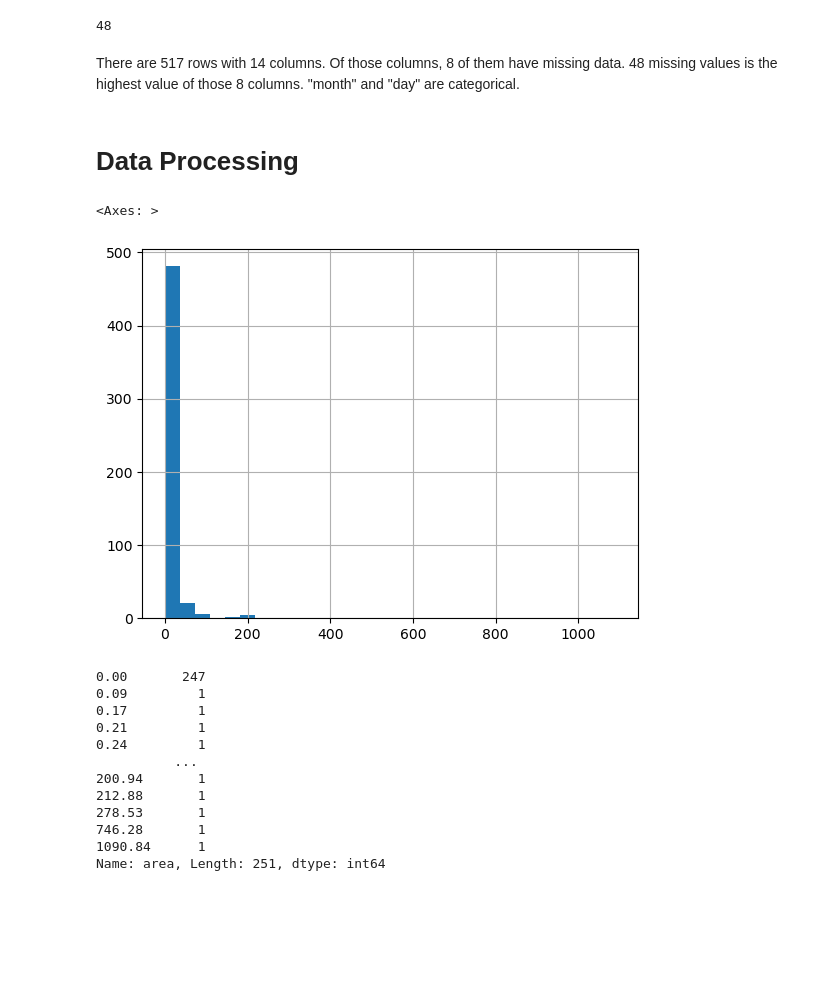
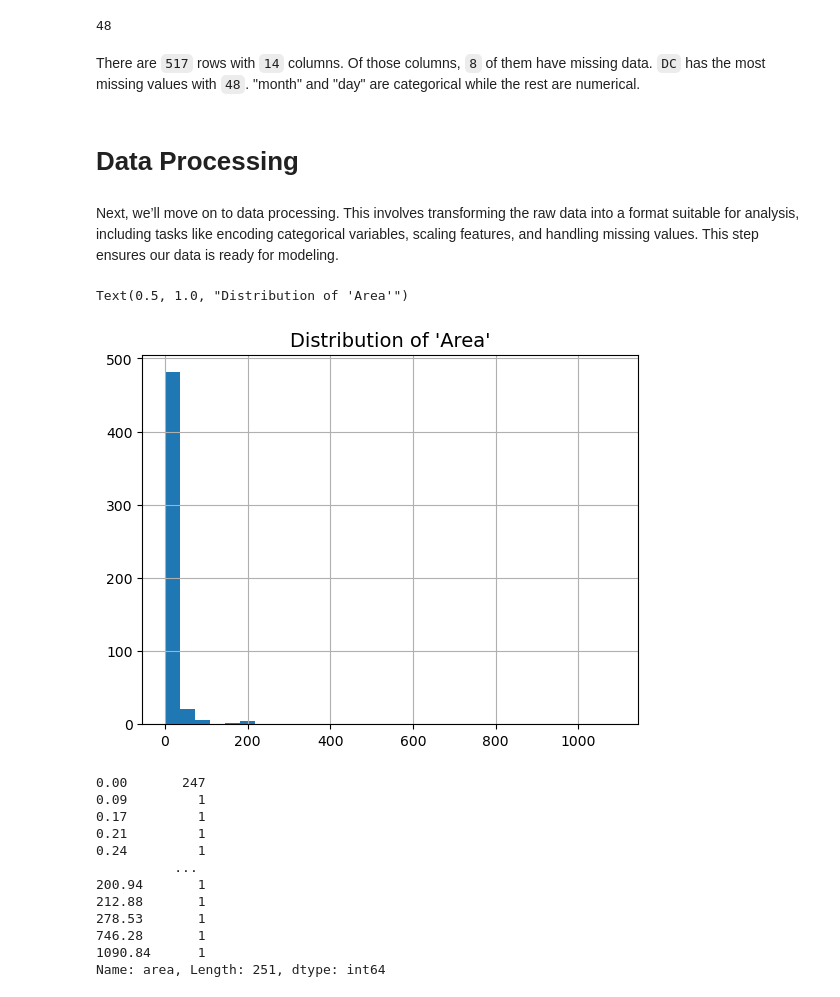
Before and after one commit to vincentariff/predicting-forest-fires-LR-models, a Jupyter notebook: Optimizing Model Predictions Forest Fire.ipynb, the cells around one changed output. Drawn from its saved outputs; the diff is of its cells as text; code cells hidden in the pictures; blank space fills up the shorter version.

Commit message:
Updated text

```diff
--- a/Optimizing Model Predictions Forest Fire.ipynb
+++ b/Optimizing Model Predictions Forest Fire.ipynb
@@ -69,13 +76,18 @@ sum(ff['FFMC'].isnull())
 # %% [output]
 48
 # %% [markdown]
-There are 517 rows with 14 columns. Of those columns, 8 of them have missing data. 48 missing values is the highest value of those 8 columns. "month" and "day" are categorical.
+There are `517` rows with `14` columns. Of those columns, `8` of them have missing data. `DC` has the most missing values with `48`. "month" and "day" are categorical while the rest are numerical.
 # %% [markdown]
 # Data Processing
+# %% [markdown]
+Next, we’ll move on to data processing. This involves transforming the raw data into a format suitable for analysis, including tasks like encoding categorical variables, scaling features, and handling missing values. This step ensures our data is ready for modeling.
 # %%
-# Distrubution of 'area'
+# Distrubution of 'area' using histogram
 ff['area'].hist(bins=30)
+
+# Title
+plt.title("Distribution of 'Area'", size=14)
 # %% [output]
-<Axes: >
+Text(0.5, 1.0, "Distribution of 'Area'")
-[figure, old version]
+[figure, new version]
 # %%
```
Also changed, not shown: parts of 26 cells of this notebook.
